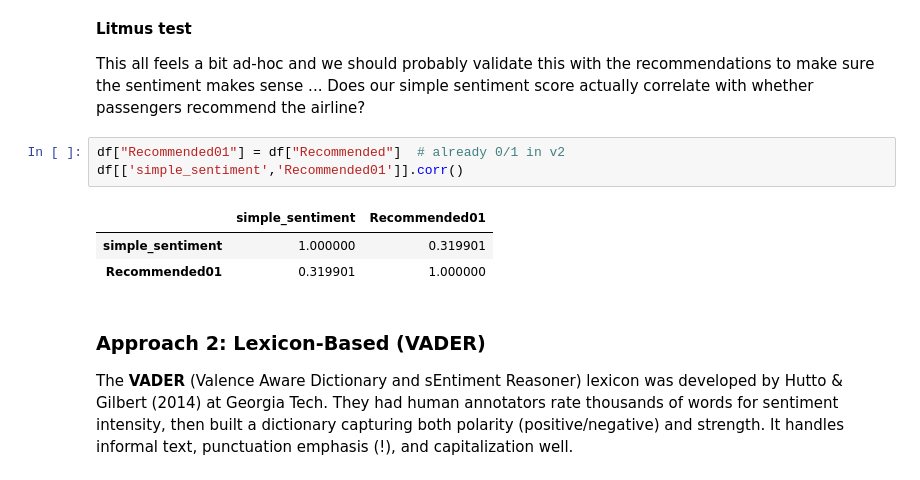
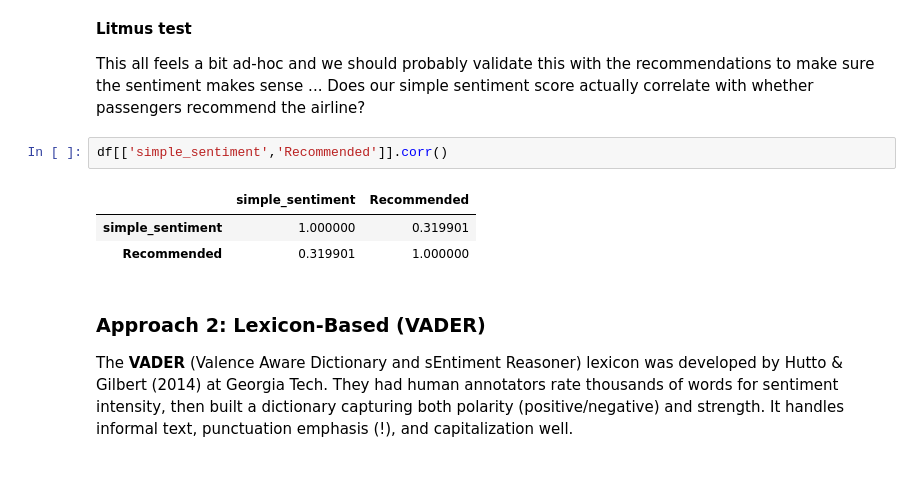
Before and after one commit to ciri/iese-dsfb-mim, a Jupyter notebook: notebooks/400-Airline-Text-Analytics-solved.ipynb, the cells around one changed output. Saved outputs shown, nothing was run; the diff lists cells and outputs as text.

```diff
--- a/notebooks/400-Airline-Text-Analytics-solved.ipynb
+++ b/notebooks/400-Airline-Text-Analytics-solved.ipynb
@@ -319,12 +328,11 @@ df.simple_sentiment.hist(bins=5);
 
 This all feels a bit ad-hoc and we should probably validate this with the recommendations to make sure the sentiment makes sense ... Does our simple sentiment score actually correlate with whether passengers recommend the airline?
 # %%
-df["Recommended01"] = df["Recommended"]  # already 0/1 in v2
-df[['simple_sentiment','Recommended01']].corr()
+df[['simple_sentiment','Recommended']].corr()
 # %% [output]
-|  | simple_sentiment | Recommended01 |
+|  | simple_sentiment | Recommended |
 | simple_sentiment | 1.000000 | 0.319901 |
-| Recommended01 | 0.319901 | 1.000000 |
+| Recommended | 0.319901 | 1.000000 |
 # %% [markdown]
 ### Approach 2: Lexicon-Based (VADER)
 
```
Also changed, not shown: parts of 22 cells of this notebook, 2 other files.
